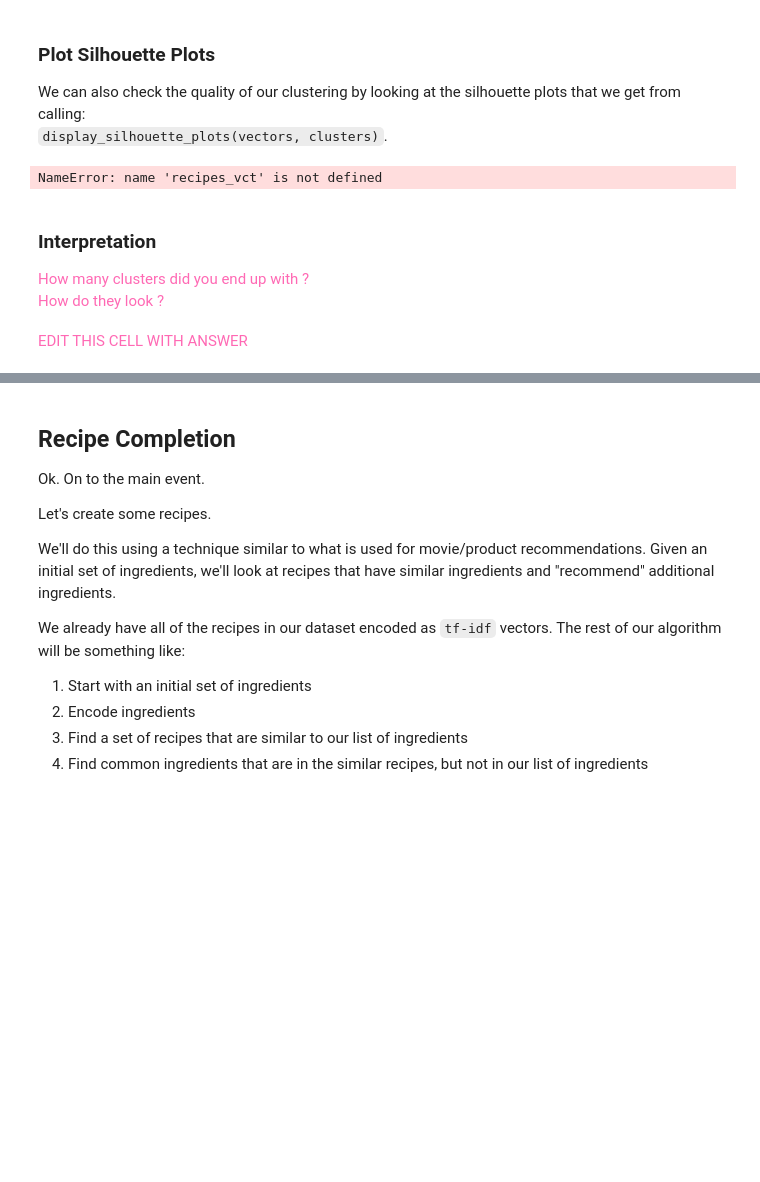
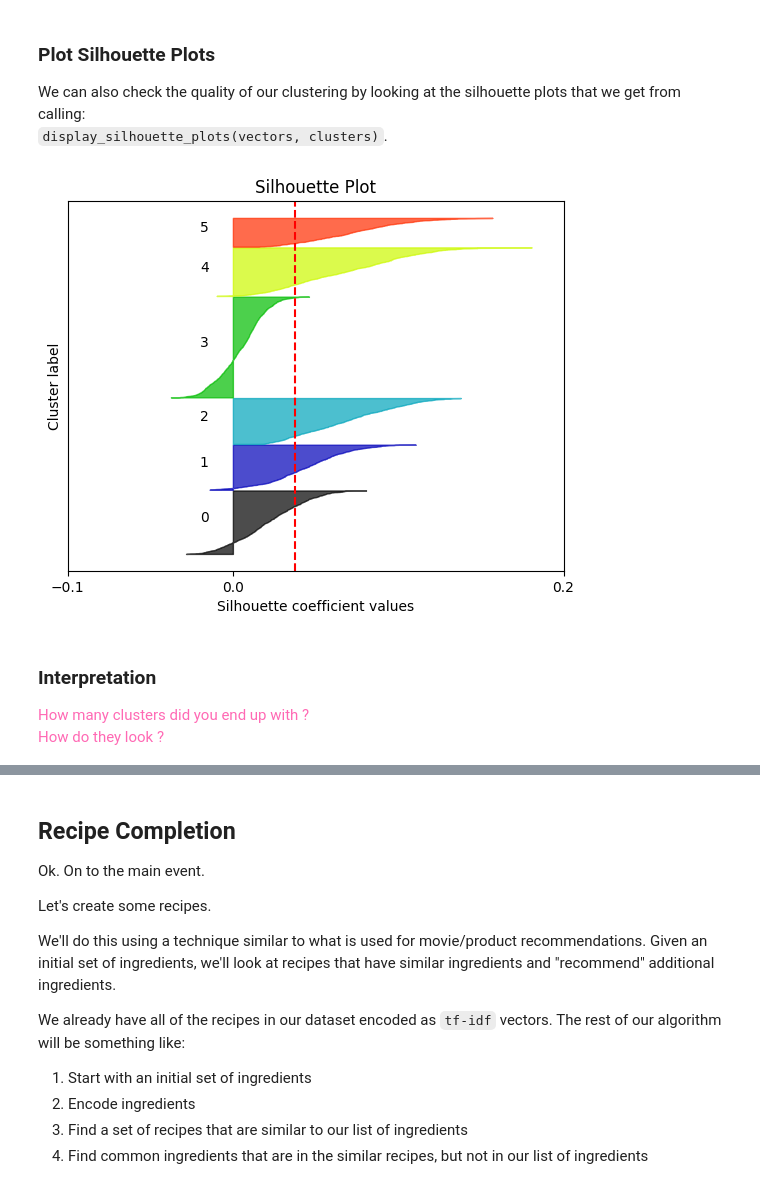
Before and after one commit to DT-ML-CONT/Homework11, a Jupyter notebook: Homework11.ipynb, the cells around one changed output, grey strips where cells are left out. Drawn from its saved outputs; the diff is of its cells as text; code cells hidden in the pictures; blank space fills up the shorter version.

```diff
--- a/Homework11.ipynb
+++ b/Homework11.ipynb
@@ -255,9 +255,9 @@ Using more clusters or more dimensions might make the separation clearer.
 We can also check the quality of our clustering by looking at the silhouette plots that we get from calling:<br>
 `display_silhouette_plots(vectors, clusters)`.
 # %%
-display_silhouette_plots(recipes_vct, recipe_clusters)
+display_silhouette_plots(X, recipe_clusters)
 # %% [output]
-NameError: name 'recipes_vct' is not defined
+[figure, added]
 # %% [markdown]
 ### Interpretation
 
@@ -265,5 +265,3 @@ NameError: name 'recipes_vct' is not defined
 How many clusters did you end up with ?<br>
 How do they look ?<br>
 </span>
-# %% [markdown]
-<span style="color:hotpink;">EDIT THIS CELL WITH ANSWER</span>
```
Also changed, not shown: parts of 4 cells of this notebook.
